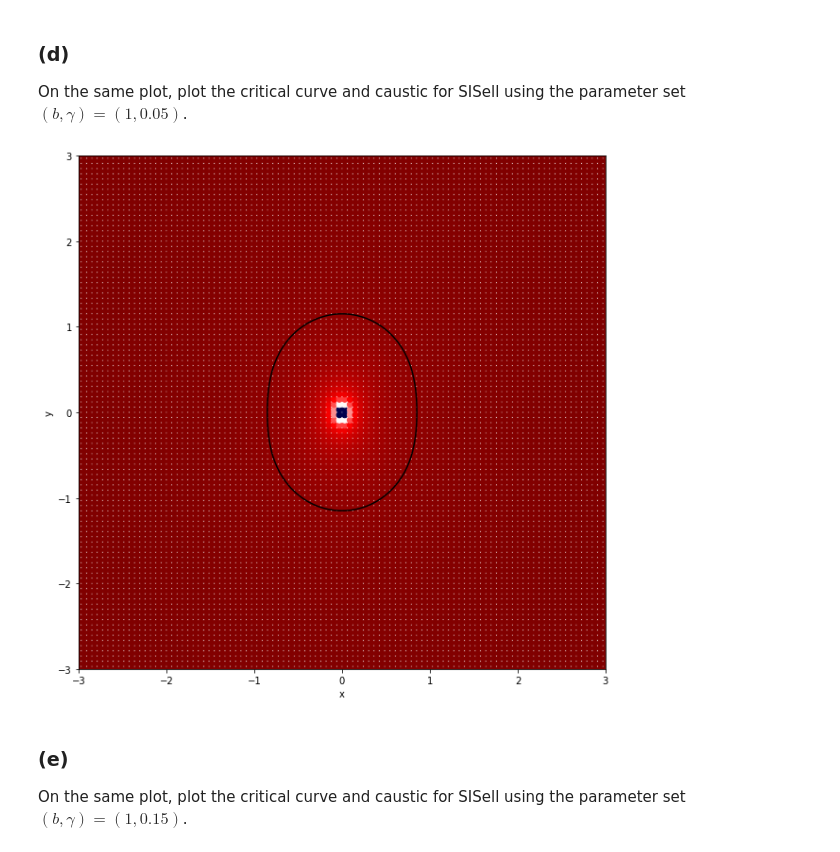
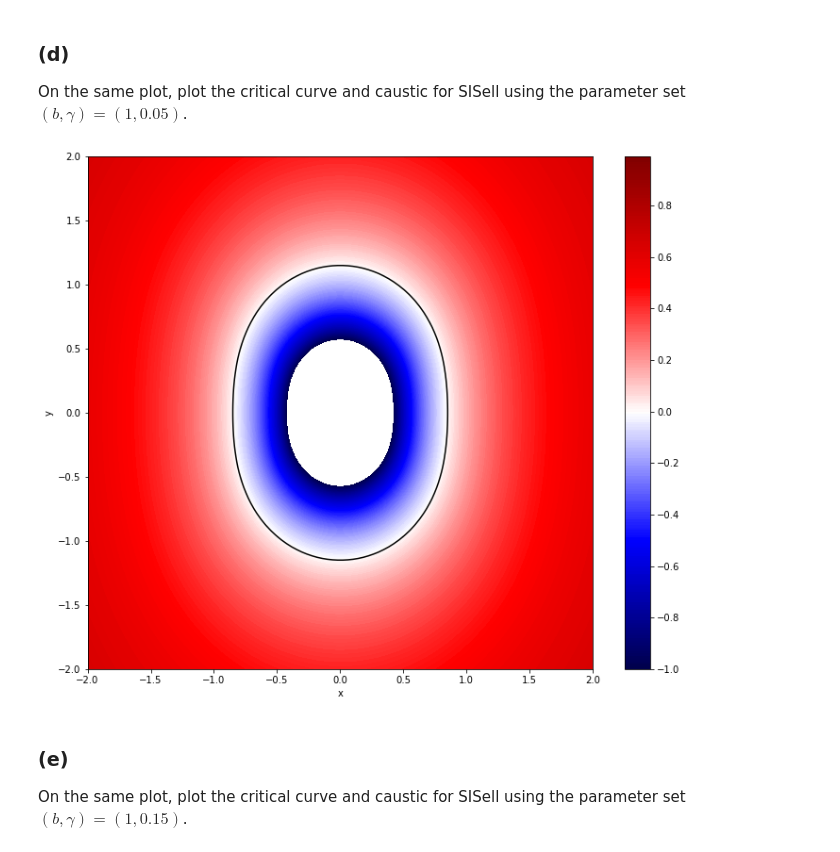
Before and after one commit to tylerbarna/AST8110, a Jupyter notebook: pset04/pset04.ipynb, the cells around one changed output. Saved outputs shown, nothing was run; the diff lists cells and outputs as text; code cells hidden in the pictures.

```diff
--- a/pset04/pset04.ipynb
+++ b/pset04/pset04.ipynb
@@ -63,34 +63,28 @@ Find the expression for $\text{det}\left[ A \right]$, the determinant of the mag
 On the same plot, plot the critical curve and caustic for SISell using the parameter set $\left(b,\gamma \right) = \left(1, 0.05\right)$.
 # %%
 ## create function
-x,y = np.linspace(-3,3,100), np.linspace(-3,3,100)
+x,y = np.linspace(-2,2,100), np.linspace(-2,2,100)
 X,Y = np.meshgrid(x,y)
 
 def determ(x,y,b,gamma):
-    det = 1-  ((b*x**2+b*y**2)*((1-3*gamma)*x**2+(1+3*gamma)*y**2))/(x**2+y**2)**(5/2)
-    factor = b/(2*(x**2+y**2)**(3/2))
-    term1 = 1
-    term2 = (3*gamma*(y**2-x**2))/(x**2+y**2)
-    #det = 1- factor*(term1+term2)
-    #det =  b/(2*(x**2+y**2)**(3/2)) * (1 + (3*gamma*(y**2-x**2))/(x**2+y**2))
+    det = 1 -  ((b*x**2+b*y**2)*((1-3*gamma)*x**2+(1+3*gamma)*y**2))/(x**2+y**2)**(5/2)
     return det
 
 ## plot for gamma = 0.05
 
 fig, ax = plt.subplots(figsize=(12,10))
-c = ax.contour(X,Y,determ(X,Y,1,0.05),levels=[0],colors='black')
-col = ax.scatter(X,Y,c=determ(X,Y,1,0.05),cmap='seismic')
-#fig = plt.figure(figsize=(12,10),facecolor='white')
-#ax = fig.add_subplot(111)
-# ax.set_xscale('symlog')
-# ax.set_yscale('symlog')
+ax.contour(X,Y,determ(X,Y,1,0.05),levels=[0],colors='black')
+cbar = ax.contourf(X,Y,determ(X,Y,1,0.05),np.arange(-1,1,.01),cmap='seismic')
+#cbar = ax.contourf(X,Y,c=determ(X,Y,1,0.05),cmap='seismic')
+
 ax.set_xlabel('x',fontsize=10)
 ax.set_ylabel('y',fontsize=10)
 #surface = ax.plot_surface(X,Y,determ(X,Y,1,0.05),cmap=cm.jet,linewidth=0,antialiased=True)
-#fig.colorbar(col,norm=colors.CenteredNorm(vmin=-25,vmax=25));
+fig.colorbar(cbar,ax=ax);
+#plt.axis('off')
 plt.show()
 # %% [output]
-[figure, old version]
+[figure, new version]
 # %% [markdown]
 ### (e)
 
```
Also changed, not shown: 2 other files.
